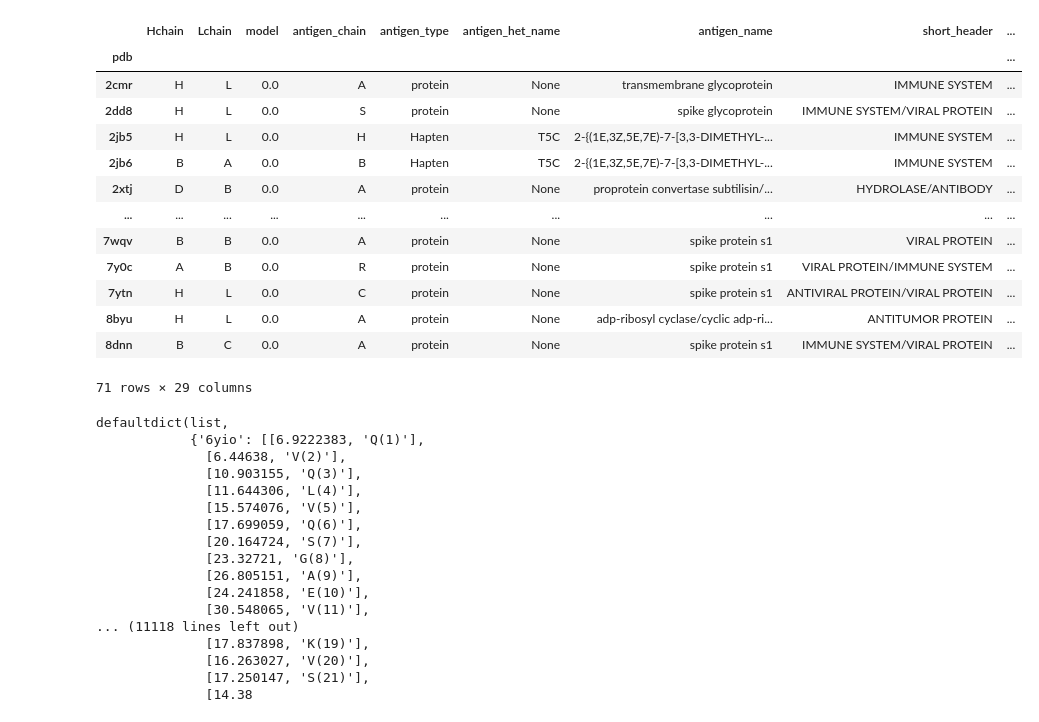
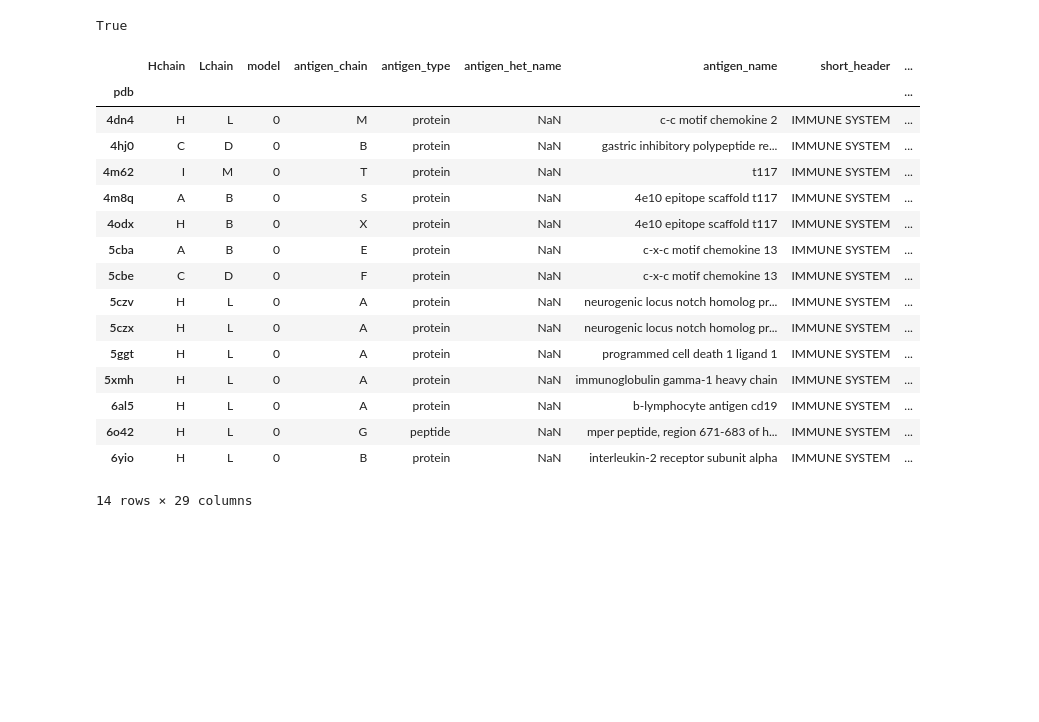
Before and after one commit to DaeheonKwon/Grad_proj, a Jupyter notebook: Structural Analysis.ipynb, the cells around one changed output. Saved outputs shown, nothing was run; the diff lists cells and outputs as text; code cells hidden in the pictures; blank space fills up the shorter version.

```diff
--- a/Structural Analysis.ipynb
+++ b/Structural Analysis.ipynb
@@ -93,23 +152,30 @@ codontab = {
+# %%
+compare_strings('11', '100B')
+# %% [output]
+True
 # %%
 path = '../Data/PDB structures/vh_match_100/'
-df = pd.read_csv(os.path.join(path, 'vh_match_filtered.tsv'), sep='\t')
+df = pd.read_csv(os.path.join(path, 'vh_match_filtered_immuneSys.tsv'), sep='\t')
 df = df.groupby('pdb').first()
 df
 # %% [output]
 |  | Hchain | Lchain | model | antigen_chain | antigen_type | antigen_het_name | antigen_name | short_header | ... |
 | pdb |  |  |  |  |  |  |  |  | ... |
-| 2cmr | H | L | 0.0 | A | protein | None | transmembrane glycoprotein | IMMUNE SYSTEM | ... |
-| 2dd8 | H | L | 0.0 | S | protein | None | spike glycoprotein | IMMUNE SYSTEM/VIRAL PROTEIN | ... |
-| 2jb5 | H | L | 0.0 | H | Hapten | T5C | 2-{(1E,3Z,5E,7E)-7-[3,3-DIMETHYL-... | IMMUNE SYSTEM | ... |
-| 2jb6 | B | A | 0.0 | B | Hapten | T5C | 2-{(1E,3Z,5E,7E)-7-[3,3-DIMETHYL-... | IMMUNE SYSTEM | ... |
-| 2xtj | D | B | 0.0 | A | protein | None | proprotein convertase subtilisin/... | HYDROLASE/ANTIBODY | ... |
-| ... | ... | ... | ... | ... | ... | ... | ... | ... | ... |
-| 7wqv | B | B | 0.0 | A | protein | None | spike protein s1 | VIRAL PROTEIN | ... |
-| 7y0c | A | B | 0.0 | R | protein | None | spike protein s1 | VIRAL PROTEIN/IMMUNE SYSTEM | ... |
-| 7ytn | H | L | 0.0 | C | protein | None | spike protein s1 | ANTIVIRAL PROTEIN/VIRAL PROTEIN | ... |
-| 8byu | H | L | 0.0 | A | protein | None | adp-ribosyl cyclase/cyclic adp-ri... | ANTITUMOR PROTEIN | ... |
-| 8dnn | B | C | 0.0 | A | protein | None | spike protein s1 | IMMUNE SYSTEM/VIRAL PROTEIN | ... |
+| 4dn4 | H | L | 0 | M | protein | NaN | c-c motif chemokine 2 | IMMUNE SYSTEM | ... |
+| 4hj0 | C | D | 0 | B | protein | NaN | gastric inhibitory polypeptide re... | IMMUNE SYSTEM | ... |
+| 4m62 | I | M | 0 | T | protein | NaN | t117 | IMMUNE SYSTEM | ... |
+| 4m8q | A | B | 0 | S | protein | NaN | 4e10 epitope scaffold t117 | IMMUNE SYSTEM | ... |
+| 4odx | H | B | 0 | X | protein | NaN | 4e10 epitope scaffold t117 | IMMUNE SYSTEM | ... |
+| 5cba | A | B | 0 | E | protein | NaN | c-x-c motif chemokine 13 | IMMUNE SYSTEM | ... |
+| 5cbe | C | D | 0 | F | protein | NaN | c-x-c motif chemokine 13 | IMMUNE SYSTEM | ... |
+| 5czv | H | L | 0 | A | protein | NaN | neurogenic locus notch homolog pr... | IMMUNE SYSTEM | ... |
+| 5czx | H | L | 0 | A | protein | NaN | neurogenic locus notch homolog pr... | IMMUNE SYSTEM | ... |
+| 5ggt | H | L | 0 | A | protein | NaN | programmed cell death 1 ligand 1 | IMMUNE SYSTEM | ... |
+| 5xmh | H | L | 0 | A | protein | NaN | immunoglobulin gamma-1 heavy chain | IMMUNE SYSTEM | ... |
+| 6al5 | H | L | 0 | A | protein | NaN | b-lymphocyte antigen cd19 | IMMUNE SYSTEM | ... |
+| 6o42 | H | L | 0 | G | peptide | NaN | mper peptide, region 671-683 of h... | IMMUNE SYSTEM | ... |
+| 6yio | H | L | 0 | B | protein | NaN | interleukin-2 receptor subunit alpha | IMMUNE SYSTEM | ... |
-71 rows × 29 columns
+14 rows × 29 columns
 # %%
 mindis = defaultdict(list)
 for pdb in os.listdir(os.path.join(path, 'chothia')):
@@ -172,20 +237,0 @@ for pdb in os.listdir(os.path.join(path, 'chothia')):
-# %%
-for pdb_id in mindis:
-# %% [output]
-defaultdict(list,
-            {'6yio': [[6.9222383, 'Q(1)'],
-              [6.44638, 'V(2)'],
-              [10.903155, 'Q(3)'],
-              [11.644306, 'L(4)'],
-              [15.574076, 'V(5)'],
-              [17.699059, 'Q(6)'],
-              [20.164724, 'S(7)'],
-              [23.32721, 'G(8)'],
-              [26.805151, 'A(9)'],
-              [24.241858, 'E(10)'],
-              [30.548065, 'V(11)'],
-... (11118 lines left out)
-              [17.837898, 'K(19)'],
-              [16.263027, 'V(20)'],
-              [17.250147, 'S(21)'],
-              [14.38
```
Also changed, not shown: parts of 11 cells of this notebook, 9 other files.
